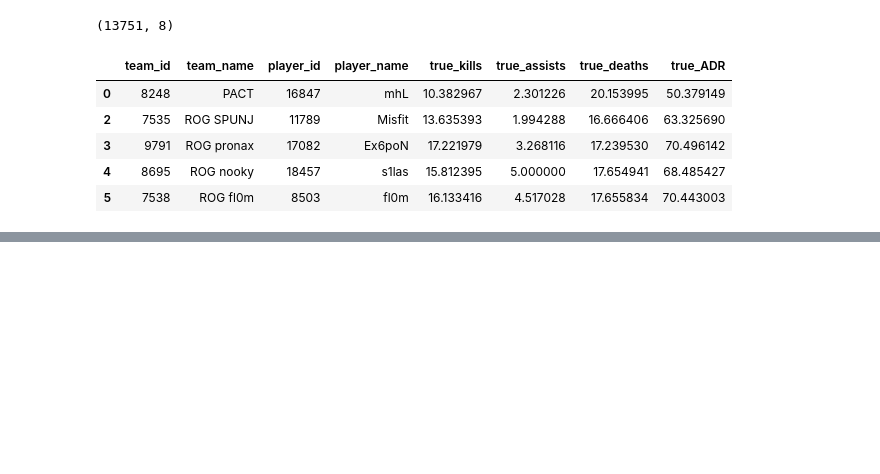
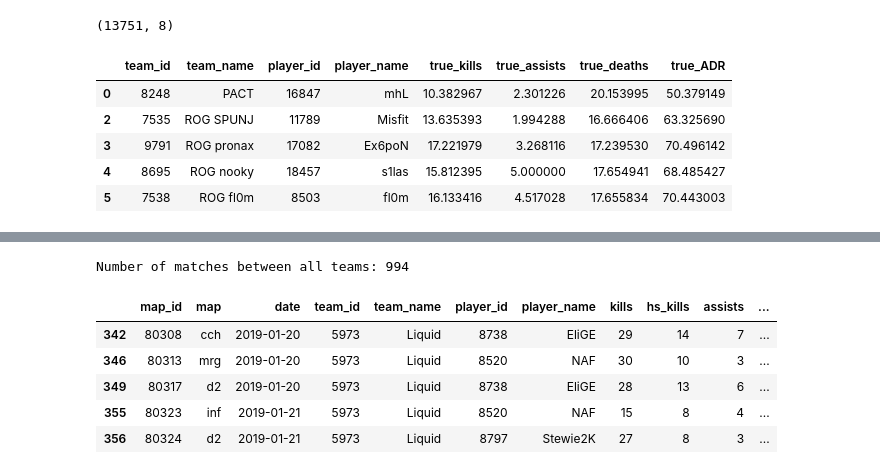
Before and after one commit to jdemeo/esports_csgo, a Jupyter notebook: notebooks/Fantasy-ESL One Cologne Analysis.ipynb, the cells around one changed output, grey strips where cells are left out. Drawn from its saved outputs; the diff is of its cells as text; code cells hidden in the pictures; blank space fills up the shorter version.

```diff
--- a/notebooks/Fantasy-ESL One Cologne Analysis.ipynb
+++ b/notebooks/Fantasy-ESL One Cologne Analysis.ipynb
@@ -254,0 +288,35 @@ player_df.head()
+# %%
+# Subset dataframe by maps where only the teams in the tournament have played each other
+team_names = ['Liquid', 'Astralis', 'ENCE', 'Vitality', 'NRG', 'FaZe', 'FURIA', 'MIBR',
+              'fnatic', 'mousesports', 'Natus Vincere', 'NiP', 'Renegades', 'Heroic', 'BIG', 'MVP PK']
+
+# Only data from the teams of interest
+player_df = player_df.loc[player_df['team_name'].isin(team_names),:]
+
+# Find map_ids that are shared between teams
+shared_ids = []
+all_ids = []
+for team in team_names:
+    team_df = player_df.loc[player_df['team_name'] == team, :]
+    map_ids = list(team_df['map_id'].unique())
+
+    # Check if map_id has already been collected
+    for map_id in map_ids:
+        if map_id in all_ids:
+            shared_ids.append(map_id)
+
+    all_ids = all_ids + list(map_ids)
+
+print('Number of matches between all teams:', len(shared_ids))
+
+# Collect only matches between teams in the tourny
+player_df = player_df.loc[player_df['map_id'].isin(shared_ids),:]
+player_df.head()
+# %% [output]
+Number of matches between all teams: 994
+|  | map_id | map | date | team_id | team_name | player_id | player_name | kills | hs_kills | assists | ... |
+| 342 | 80308 | cch | 2019-01-20 | 5973 | Liquid | 8738 | EliGE | 29 | 14 | 7 | ... |
+| 346 | 80313 | mrg | 2019-01-20 | 5973 | Liquid | 8520 | NAF | 30 | 10 | 3 | ... |
+| 349 | 80317 | d2 | 2019-01-20 | 5973 | Liquid | 8738 | EliGE | 28 | 13 | 6 | ... |
+| 355 | 80323 | inf | 2019-01-21 | 5973 | Liquid | 8520 | NAF | 15 | 8 | 4 | ... |
+| 356 | 80324 | d2 | 2019-01-21 | 5973 | Liquid | 8797 | Stewie2K | 27 | 8 | 3 | ... |
```
Also changed, not shown: parts of 18 cells of this notebook.
